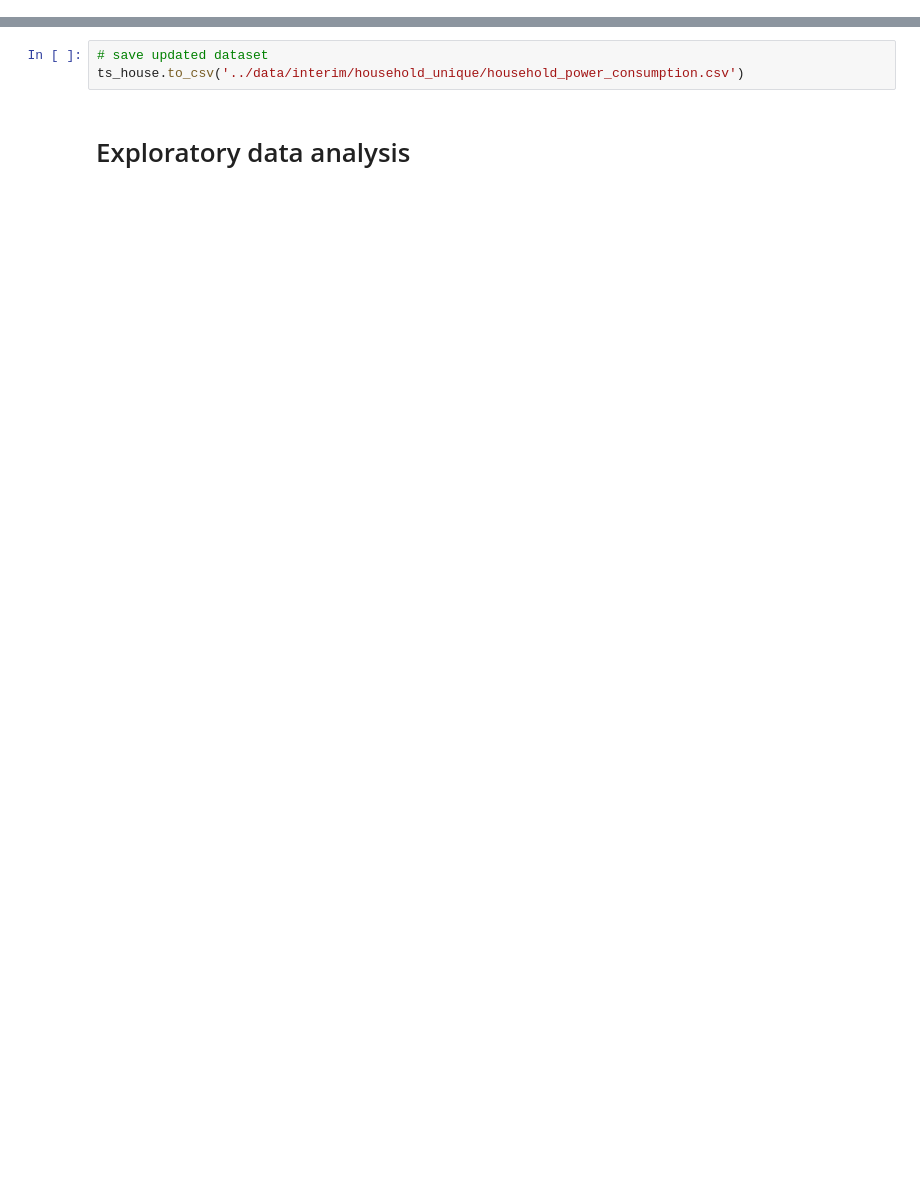
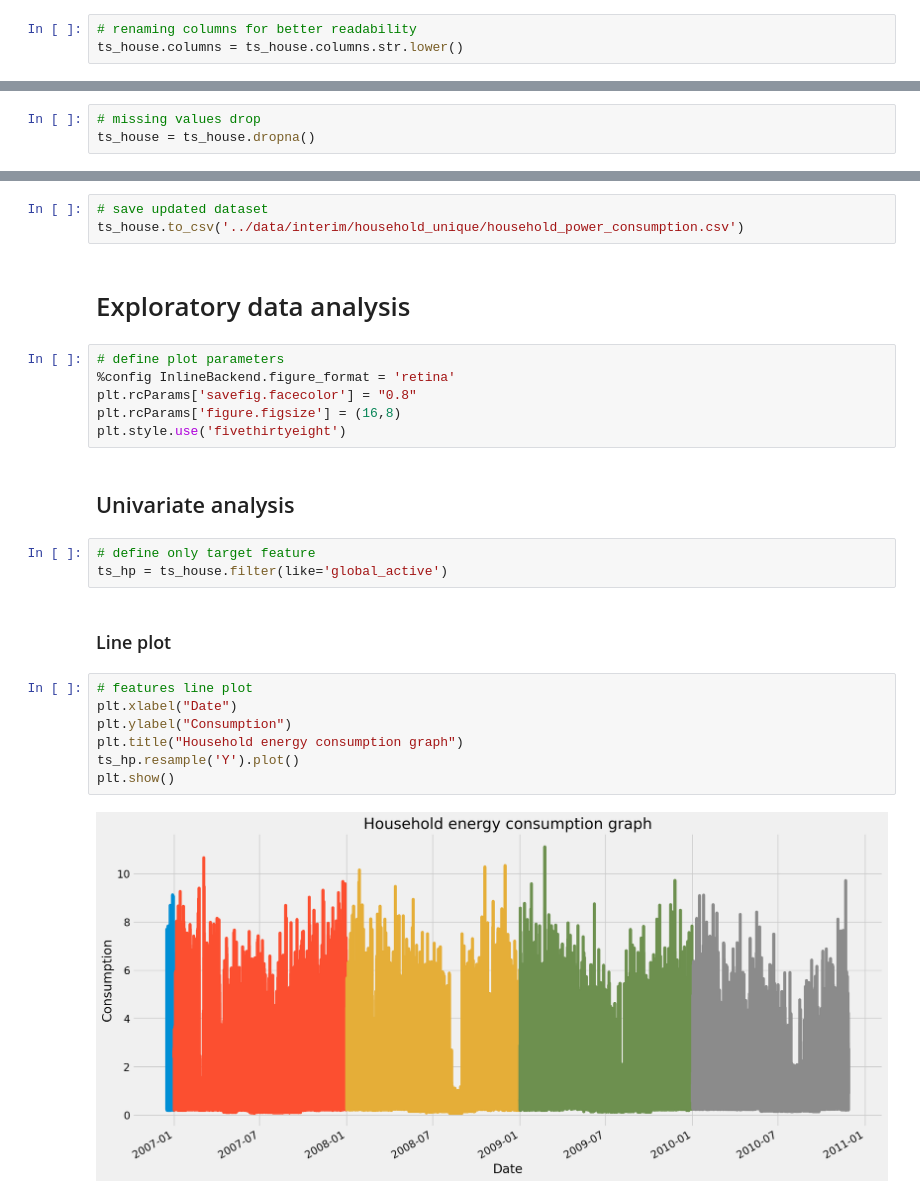
Before and after one commit to Melodyellinn/Projet_RNR, a Jupyter notebook: notebooks/notebook_EDA.ipynb, the cells around one changed output, grey strips where cells are left out. Saved outputs shown, nothing was run; the diff lists cells and outputs as text; blank space fills up the shorter version.

```diff
--- a/notebooks/notebook_EDA.ipynb
+++ b/notebooks/notebook_EDA.ipynb
@@ -67,6 +67,9 @@ ts_house.head()
 | 2006-12-16 17:26:00 | 5.374 | 0.498 | 233.290 | 23.000 | 0.000 | 2.000 | ... |
 | 2006-12-16 17:27:00 | 5.388 | 0.502 | 233.740 | 23.000 | 0.000 | 1.000 | ... |
 | 2006-12-16 17:28:00 | 3.666 | 0.528 | 235.680 | 15.800 | 0.000 | 1.000 | ... |
+# %%
+# renaming columns for better readability
+ts_house.columns = ts_house.columns.str.lower()
 # %%
 # dataset summary
 ts_house.info()
@@ -127,4 +143,7 @@ Global_active_power  Global_reactive_power  Voltage  Global_intensity  Sub_meter
 False                False                  False    False             False           False           False             2049280
 True                 True                   True     True              True            True            True                25979
 dtype: int64
+# %%
+# missing values drop
+ts_house = ts_house.dropna()
 # %%
@@ -153,3 +175,25 @@ dtype: int64
 ts_house.to_csv('../data/interim/household_unique/household_power_consumption.csv')
 # %% [markdown]
 # Exploratory data analysis
+# %%
+# define plot parameters
+%config InlineBackend.figure_format = 'retina'
+plt.rcParams['savefig.facecolor'] = "0.8"
+plt.rcParams['figure.figsize'] = (16,8)
+plt.style.use('fivethirtyeight')
+# %% [markdown]
+## Univariate analysis
+# %%
+# define only target feature
+ts_hp = ts_house.filter(like='global_active')
+# %% [markdown]
+### Line plot
+# %%
+# features line plot
+plt.xlabel("Date")
+plt.ylabel("Consumption")
+plt.title("Household energy consumption graph")
+ts_hp.resample('Y').plot()
+plt.show()
+# %% [output]
+[figure, added]
```
Also changed, not shown: parts of 11 cells of this notebook.
